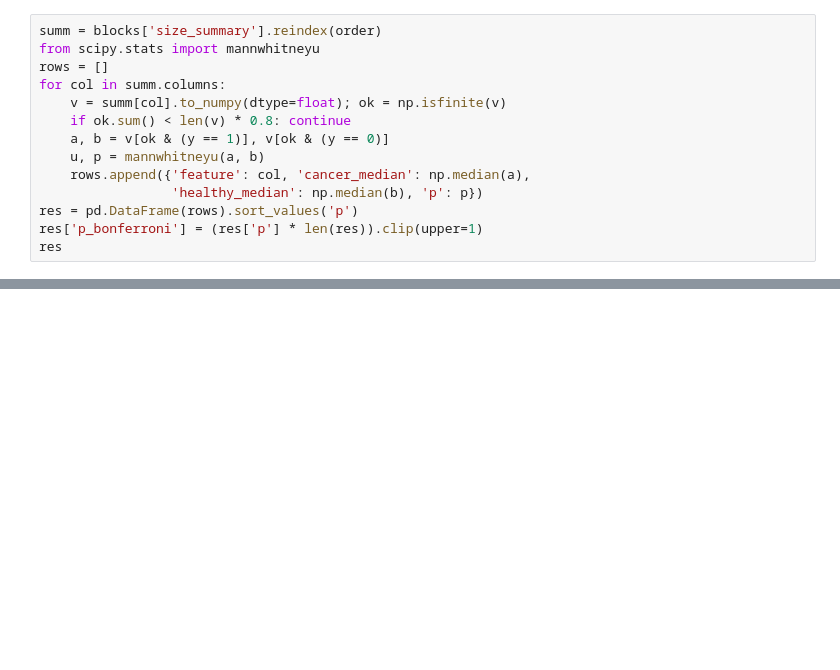
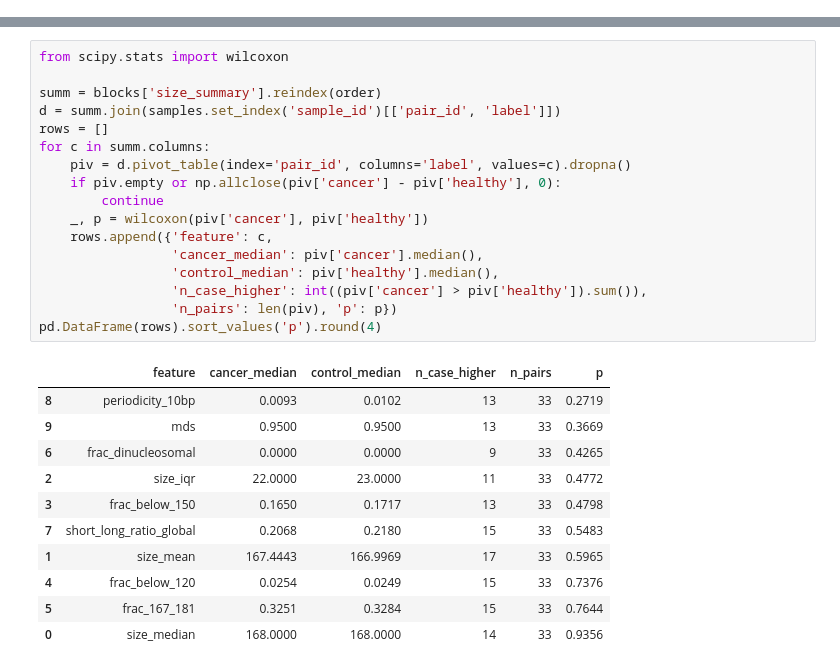
Before and after one commit to Bioinformatics-AI-Lab/cfDNA-Insight, a Jupyter notebook: notebooks/02_fragmentomics.ipynb, the cells around one changed output, grey strips where cells are left out. Drawn from its saved outputs; the diff is of its cells as text; blank space fills up the shorter version.

```diff
--- a/notebooks/02_fragmentomics.ipynb
+++ b/notebooks/02_fragmentomics.ipynb
@@ -25,14 +37,0 @@ releases longer, less protected DNA.
-# %%
-summ = blocks['size_summary'].reindex(order)
-from scipy.stats import mannwhitneyu
-rows = []
-for col in summ.columns:
-    v = summ[col].to_numpy(dtype=float); ok = np.isfinite(v)
-    if ok.sum() < len(v) * 0.8: continue
-    a, b = v[ok & (y == 1)], v[ok & (y == 0)]
-    u, p = mannwhitneyu(a, b)
-    rows.append({'feature': col, 'cancer_median': np.median(a),
-                 'healthy_median': np.median(b), 'p': p})
-res = pd.DataFrame(rows).sort_values('p')
-res['p_bonferroni'] = (res['p'] * len(res)).clip(upper=1)
-res
@@ -39 +43,30 @@ res
+# %%
+from scipy.stats import wilcoxon
+
+summ = blocks['size_summary'].reindex(order)
+d = summ.join(samples.set_index('sample_id')[['pair_id', 'label']])
+rows = []
+for c in summ.columns:
+    piv = d.pivot_table(index='pair_id', columns='label', values=c).dropna()
+    if piv.empty or np.allclose(piv['cancer'] - piv['healthy'], 0):
+        continue
+    _, p = wilcoxon(piv['cancer'], piv['healthy'])
+    rows.append({'feature': c,
+                 'cancer_median': piv['cancer'].median(),
+                 'control_median': piv['healthy'].median(),
+                 'n_case_higher': int((piv['cancer'] > piv['healthy']).sum()),
+                 'n_pairs': len(piv), 'p': p})
+pd.DataFrame(rows).sort_values('p').round(4)
+# %% [output]
+|  | feature | cancer_median | control_median | n_case_higher | n_pairs | p |
+| 8 | periodicity_10bp | 0.0093 | 0.0102 | 13 | 33 | 0.2719 |
+| 9 | mds | 0.9500 | 0.9500 | 13 | 33 | 0.3669 |
+| 6 | frac_dinucleosomal | 0.0000 | 0.0000 | 9 | 33 | 0.4265 |
+| 2 | size_iqr | 22.0000 | 23.0000 | 11 | 33 | 0.4772 |
+| 3 | frac_below_150 | 0.1650 | 0.1717 | 13 | 33 | 0.4798 |
+| 7 | short_long_ratio_global | 0.2068 | 0.2180 | 15 | 33 | 0.5483 |
+| 1 | size_mean | 167.4443 | 166.9969 | 17 | 33 | 0.5965 |
+| 4 | frac_below_120 | 0.0254 | 0.0249 | 15 | 33 | 0.7376 |
+| 5 | frac_167_181 | 0.3251 | 0.3284 | 15 | 33 | 0.7644 |
+| 0 | size_median | 168.0000 | 168.0000 | 14 | 33 | 0.9356 |
 # %% [markdown]
```
Also changed, not shown: parts of 13 cells of this notebook, 14 other files.
